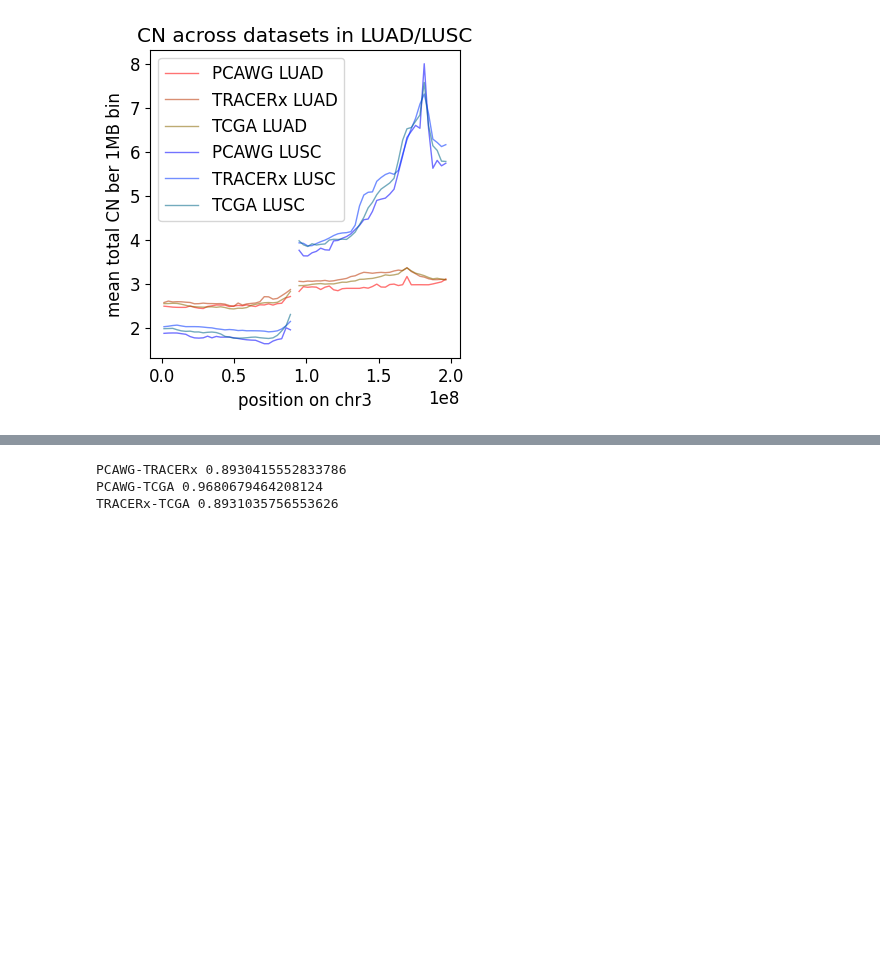
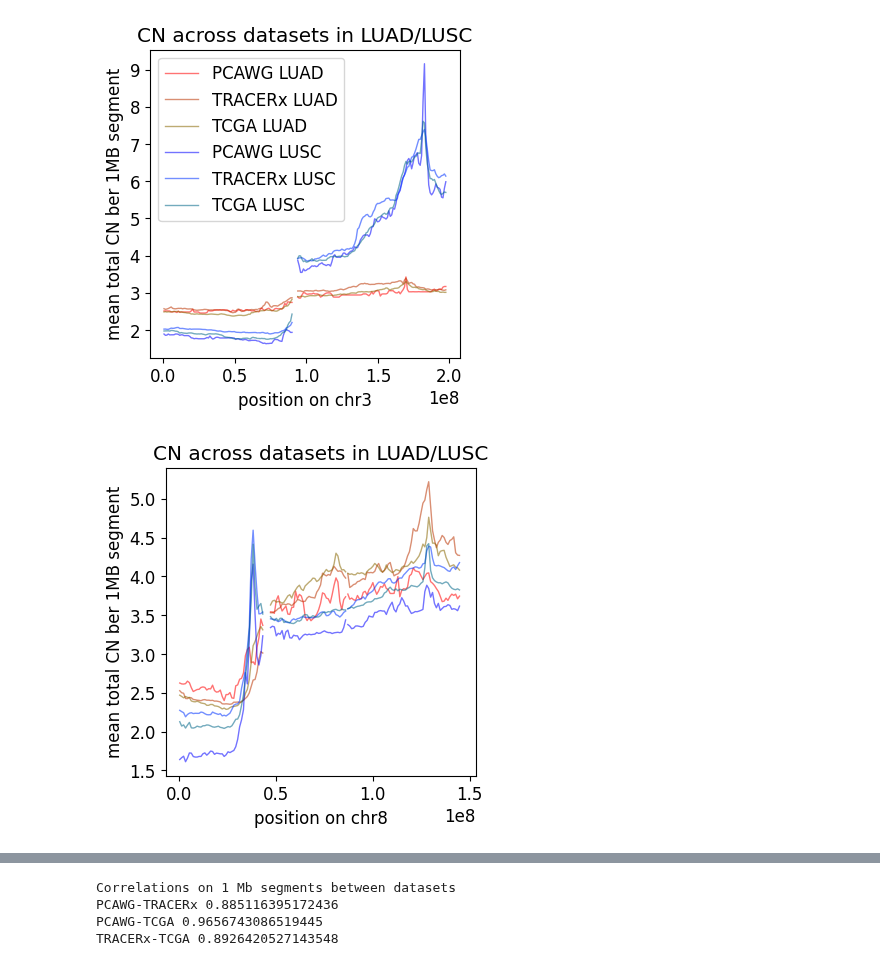
Before and after one commit to ICCB-Cologne/CNSistent, a Jupyter notebook: notebooks/analyze/analyze_lung.ipynb, the cells around one changed output, grey strips where cells are left out. Cells and saved outputs as stored; diff of their text form; code cells hidden in the pictures; blank space fills up the shorter version.

Commit message:
Added lung plots for chr3,8

```diff
--- a/notebooks/analyze/analyze_lung.ipynb
+++ b/notebooks/analyze/analyze_lung.ipynb
@@ -18,20 +22,27 @@ len(tcga_samples[tcga_samples["type"] == 'LUAD'])
 # %%
-samples_df, cns_df = main_load_data("3MB")
+samples_df, cns_df = main_load_data("1MB")
 datasets = samples_df["source"].unique()
 # %%
 luad_dict = { k : get_cns_for_type(cns_df, samples_df.query(f"source == '{k}'"), "LUAD") for k in datasets }
 lusc_dict = { k : get_cns_for_type(cns_df, samples_df.query(f"source == '{k}'"), "LUSC") for k in datasets }
-means_single = [group_bins(dataset) for dataset in [v for k, v in luad_dict.items()] + [v for k, v in lusc_dict.items()]]
+means_single = [add_total_cn(group_samples(dataset)) for dataset in [v for k, v in luad_dict.items()] + [v for k, v in lusc_dict.items()]]
 luad_all = pd.concat([v for k, v in luad_dict.items()])
 lusc_all = pd.concat([v for k, v in lusc_dict.items()])
-means_all = [group_bins(dataset) for dataset in [luad_all, lusc_all]]
+means_all = [add_total_cn(group_samples(dataset)) for dataset in [luad_all, lusc_all]]
 # %%
 labels = ["PCAWG LUAD", "TRACERx LUAD", "TCGA LUAD", "PCAWG LUSC", "TRACERx LUSC", "TCGA LUSC"]
-fig, ax = fig_lines(means_single, labels, column="total_cn", color=["#FF0000", "#BB3300", "#886600", "#0000FF", "#0033FF", "#006688"], chrom="chr3")
-ax.set_ylabel("mean total CN ber 1MB segment")
-ax.set_title("CN across datasets in LUAD/LUSC")
-ax.legend(loc='upper left')
-plt.savefig(f"{img_path}/fig_LUAD_LUSC_single.pdf", bbox_inches='tight')
-plt.savefig(f"{img_path}/fig_LUAD_LUSC_single.png", bbox_inches='tight', dpi=300)
+colors = ["#FF0000", "#BB3300", "#886600", "#0000FF", "#0033FF", "#006688"]
+chroms = ["chr3", "chr8", "chr11"]
+for chrom in chroms:
+	fig, ax = fig_lines(means_single, labels, column="total_cn", color=colors, chrom=chrom)
+	ax.set_ylabel("mean total CN ber 1MB segment")
+	ax.set_title("CN across datasets in LUAD/LUSC")
+	if chrom == "chr3":
+		ax.legend(loc='upper left')
+	else:
+		# disable legend
+		ax.legend().set_visible(False)
+	save_cns_fig(f"fig_LUAD_LUSC_single_{chrom}")
 # %% [output]
-[figure, old version]
+[figure, new version]
+[figure, added]
@@ -38,5 +50,6 @@ plt.savefig(f"{img_path}/fig_LUAD_LUSC_single.png", bbox_inches='tight', dpi=300
 # %%
 # pearson correlation of means_single[0]["total_cn"] and means_single[1]["total_cn"]
+print("Correlations on 1 Mb segments between datasets")
 corr = means_single[3]["total_cn"].corr(means_single[4]["total_cn"], method='pearson')
 print("PCAWG-TRACERx", corr)
 corr = means_single[3]["total_cn"].corr(means_single[5]["total_cn"], method='pearson')
@@ -44,6 +57,7 @@ print("PCAWG-TCGA",corr)
 corr = means_single[4]["total_cn"].corr(means_single[5]["total_cn"], method='pearson')
 print("TRACERx-TCGA", corr)
 # %% [output]
-PCAWG-TRACERx 0.8930415552833786
-PCAWG-TCGA 0.9680679464208124
-TRACERx-TCGA 0.8931035756553626
+Correlations on 1 Mb segments between datasets
+PCAWG-TRACERx 0.885116395172436
+PCAWG-TCGA 0.9656743086519445
+TRACERx-TCGA 0.8926420527143548
```
Also changed, not shown: parts of 21 cells of this notebook.
